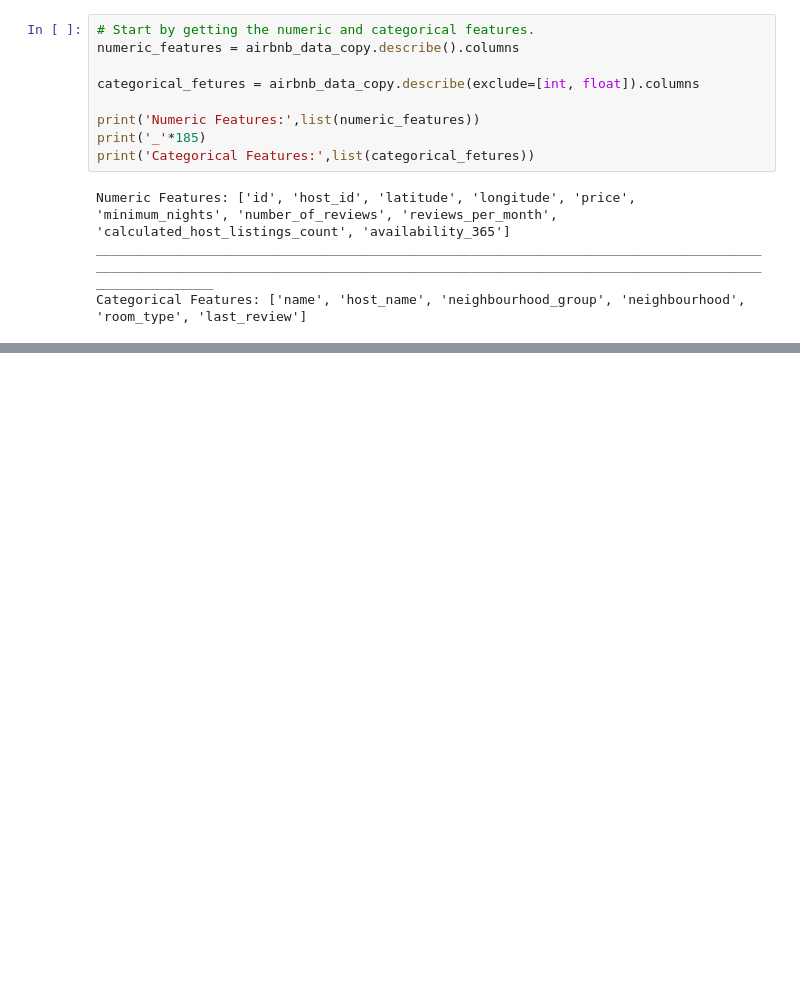
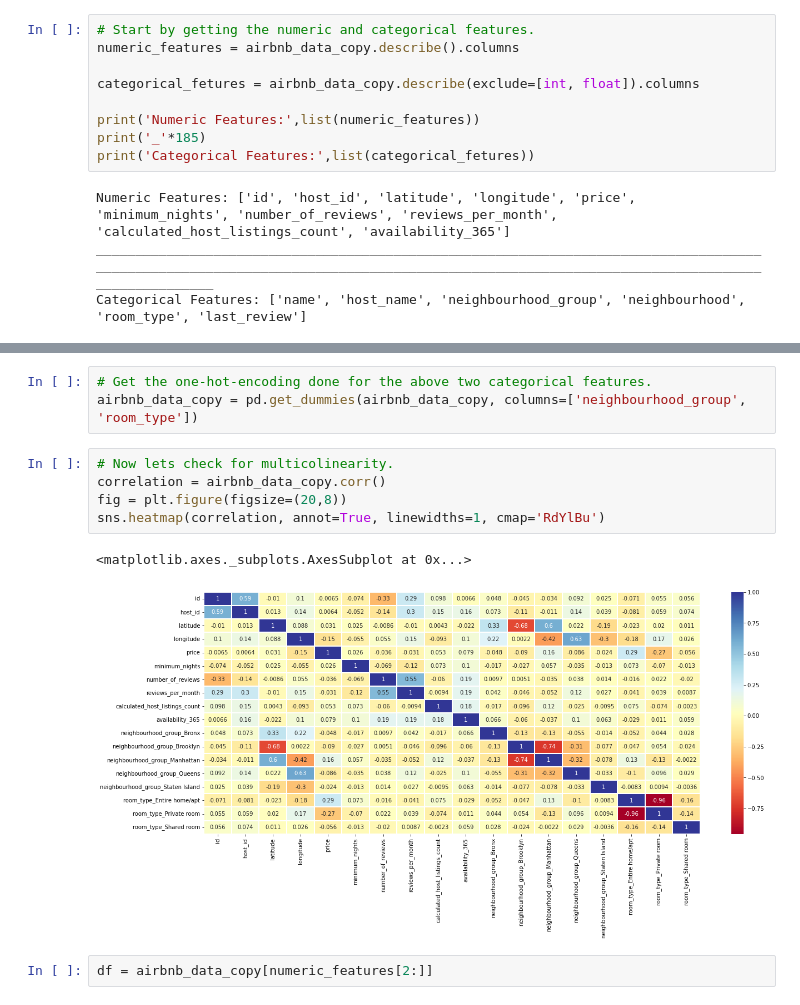
Before and after one commit to anishjohnson/Airbnb-Booking-Analysis, a Jupyter notebook: Airbnb_Bookings_Analysis_Anish_johnson.ipynb, the cells around one changed output, grey strips where cells are left out. Cells and saved outputs as stored; diff of their text form; blank space fills up the shorter version.

```diff
--- a/Airbnb_Bookings_Analysis_Anish_johnson.ipynb
+++ b/Airbnb_Bookings_Analysis_Anish_johnson.ipynb
@@ -225,0 +255,13 @@ Categorical Features: ['name', 'host_name', 'neighbourhood_group', 'neighbourhoo
+# %%
+# Get the one-hot-encoding done for the above two categorical features.
+airbnb_data_copy = pd.get_dummies(airbnb_data_copy, columns=['neighbourhood_group', 'room_type'])
+# %%
+# Now lets check for multicolinearity.
+correlation = airbnb_data_copy.corr()
+fig = plt.figure(figsize=(20,8))
+sns.heatmap(correlation, annot=True, linewidths=1, cmap='RdYlBu')
+# %% [output]
+<matplotlib.axes._subplots.AxesSubplot at 0x...>
+[figure, added]
+# %%
+df = airbnb_data_copy[numeric_features[2:]]
```
Also changed, not shown: parts of 8 cells of this notebook.
